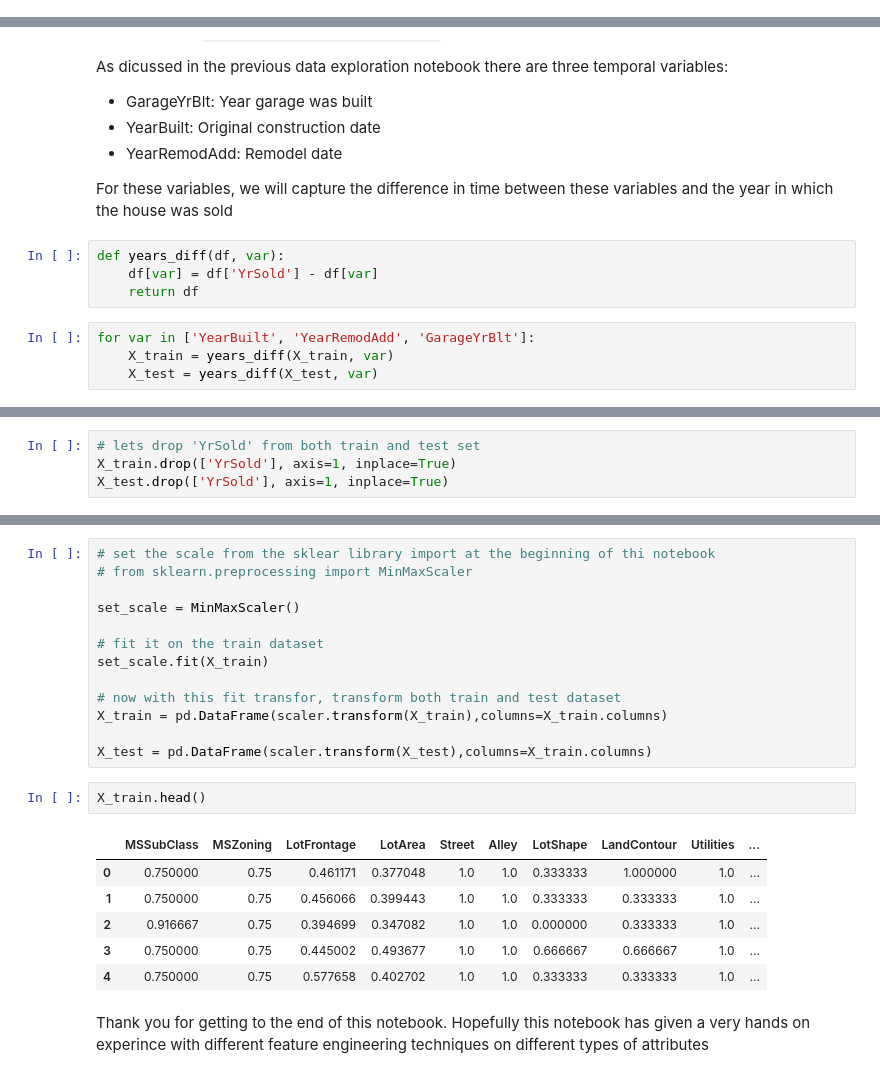
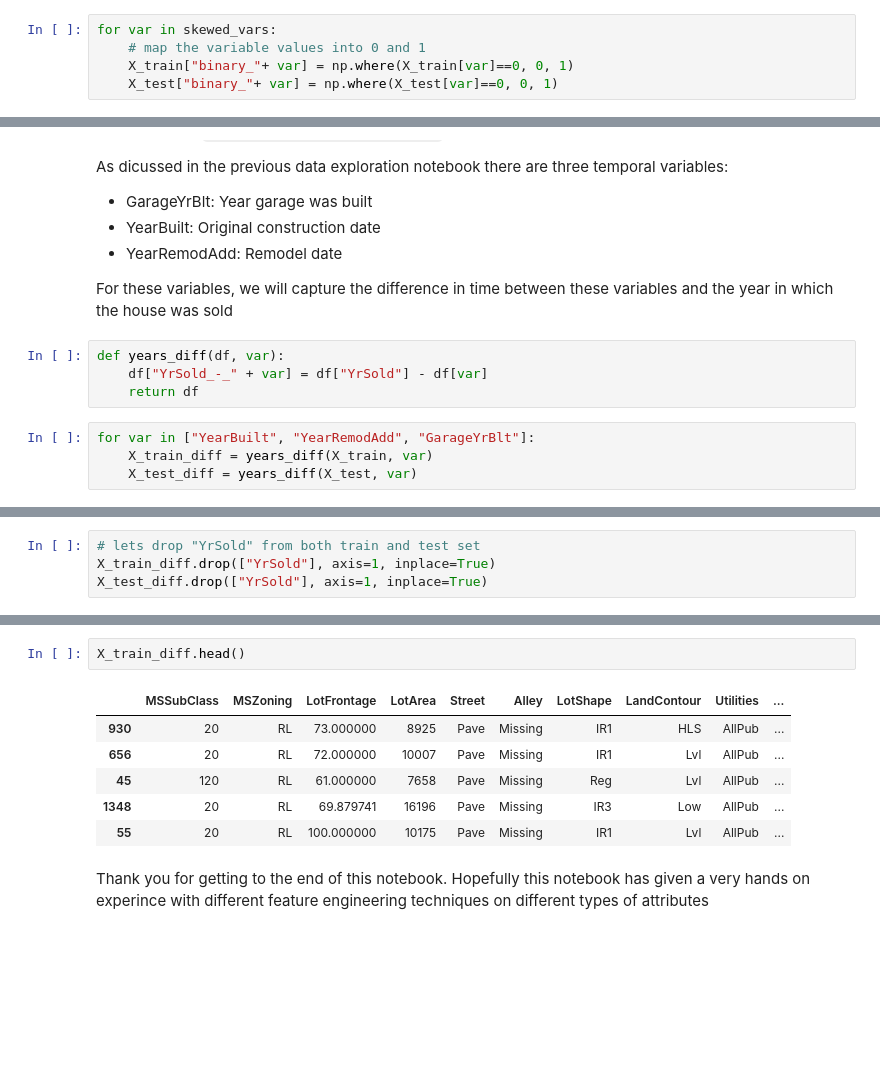
Before and after one commit to PacktPublishing/XGBoost-for-Regression-Predictive-Modeling-and-Time-Series-Analysis, a Jupyter notebook: ch7/feature_engineering.ipynb, the cells around one changed output, grey strips where cells are left out. Saved outputs shown, nothing was run; the diff lists cells and outputs as text; blank space fills up the shorter version.

```diff
--- a/ch7/feature_engineering.ipynb
+++ b/ch7/feature_engineering.ipynb
@@ -302,0 +256,5 @@ X_train[['LotFrontage_na', 'MasVnrArea_na', 'GarageYrBlt_na']].head()
+# %%
+for var in skewed_vars:
+    # map the variable values into 0 and 1
+    X_train["binary_"+ var] = np.where(X_train[var]==0, 0, 1)
+    X_test["binary_"+ var] = np.where(X_test[var]==0, 0, 1)
@@ -311,9 +334,9 @@ As dicussed in the previous data exploration notebook there are three temporal v
 For these variables, we will capture the difference in time between these variables and the year in which the house was sold
 # %%
 def years_diff(df, var):
-    df[var] = df['YrSold'] - df[var]
+    df["YrSold_-_" + var] = df["YrSold"] - df[var]
     return df
 # %%
-for var in ['YearBuilt', 'YearRemodAdd', 'GarageYrBlt']:
-    X_train = years_diff(X_train, var)
-    X_test = years_diff(X_test, var)
+for var in ["YearBuilt", "YearRemodAdd", "GarageYrBlt"]:
+    X_train_diff = years_diff(X_train, var)
+    X_test_diff = years_diff(X_test, var)
@@ -320,4 +349,4 @@ for var in ['YearBuilt', 'YearRemodAdd', 'GarageYrBlt']:
 # %%
-# lets drop 'YrSold' from both train and test set
-X_train.drop(['YrSold'], axis=1, inplace=True)
-X_test.drop(['YrSold'], axis=1, inplace=True)
+# lets drop "YrSold" from both train and test set
+X_train_diff.drop(["YrSold"], axis=1, inplace=True)
+X_test_diff.drop(["YrSold"], axis=1, inplace=True)
@@ -584,25 +353,12 @@ Please read about Min max scaler hear if you are not already familiar with it -
-# %%
-# set the scale from the sklear library import at the beginning of thi notebook
-# from sklearn.preprocessing import MinMaxScaler
-
-set_scale = MinMaxScaler()
-
-# fit it on the train dataset
-set_scale.fit(X_train)
-
-# now with this fit transfor, transform both train and test dataset
-X_train = pd.DataFrame(scaler.transform(X_train),columns=X_train.columns)
-
-X_test = pd.DataFrame(scaler.transform(X_test),columns=X_train.columns)
 # %%
-X_train.head()
+X_train_diff.head()
 # %% [output]
 |  | MSSubClass | MSZoning | LotFrontage | LotArea | Street | Alley | LotShape | LandContour | Utilities | ... |
-| 0 | 0.750000 | 0.75 | 0.461171 | 0.377048 | 1.0 | 1.0 | 0.333333 | 1.000000 | 1.0 | ... |
-| 1 | 0.750000 | 0.75 | 0.456066 | 0.399443 | 1.0 | 1.0 | 0.333333 | 0.333333 | 1.0 | ... |
-| 2 | 0.916667 | 0.75 | 0.394699 | 0.347082 | 1.0 | 1.0 | 0.000000 | 0.333333 | 1.0 | ... |
-| 3 | 0.750000 | 0.75 | 0.445002 | 0.493677 | 1.0 | 1.0 | 0.666667 | 0.666667 | 1.0 | ... |
-| 4 | 0.750000 | 0.75 | 0.577658 | 0.402702 | 1.0 | 1.0 | 0.333333 | 0.333333 | 1.0 | ... |
+| 930 | 20 | RL | 73.000000 | 8925 | Pave | Missing | IR1 | HLS | AllPub | ... |
+| 656 | 20 | RL | 72.000000 | 10007 | Pave | Missing | IR1 | Lvl | AllPub | ... |
+| 45 | 120 | RL | 61.000000 | 7658 | Pave | Missing | Reg | Lvl | AllPub | ... |
+| 1348 | 20 | RL | 69.879741 | 16196 | Pave | Missing | IR3 | Low | AllPub | ... |
+| 55 | 20 | RL | 100.000000 | 10175 | Pave | Missing | IR1 | Lvl | AllPub | ... |
 # %% [markdown]
 Thank you for getting to the end of this notebook. Hopefully this notebook has given a very hands on experince with different feature engineering techniques on different
 types of attributes
```
Also changed, not shown: parts of 65 cells of this notebook.
